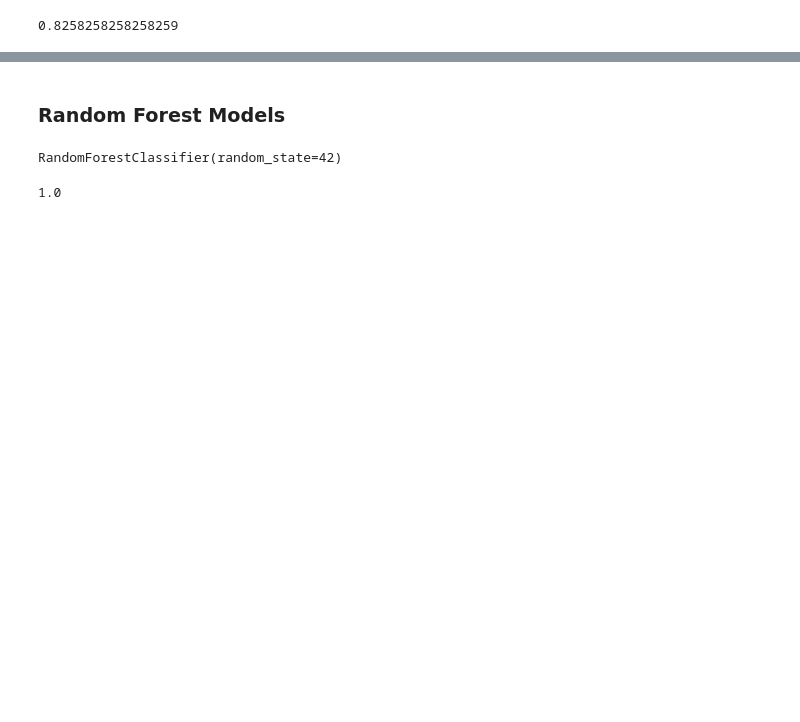
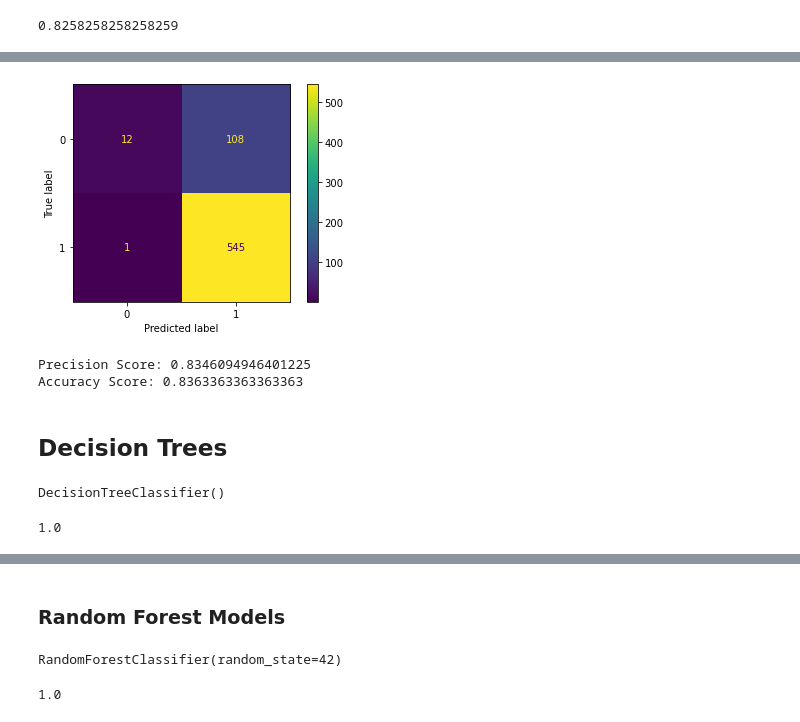
Before and after one commit to smashley-eakland/tweet-nlp-analysis, a Jupyter notebook: NLP.ipynb, the cells around one changed output, grey strips where cells are left out. Drawn from its saved outputs; the diff is of its cells as text; code cells hidden in the pictures; blank space fills up the shorter version.

```diff
--- a/NLP.ipynb
+++ b/NLP.ipynb
@@ -413,3 +490,12 @@ X_val_tf
 | 236 | 0.0 | 0.0 | 0.0 | 0.0 | 0.0 | 0.0 | 0.0 | 0.0 | 0.0 | 0.0 | ... |
 | 2938 | 0.0 | 0.0 | 0.0 | 0.0 | 0.0 | 0.0 | 0.0 | 0.0 | 0.0 | 0.0 | ... |
 666 rows × 4276 columns
+# %%
+#Secondary TF-IDF vectorizer with new params to limit vocab to syntactically valuable words
+tfidf2 = TfidfVectorizer(stop_words=sw, min_df= 0.002, lowercase=True, token_pattern=r'([a-z]{3,})', strip_accents='ascii')
+
+X_train_tfidf = tfidf2.fit_transform(X_t['tweet_text'])
+X_train_tfidf  = pd.DataFrame.sparse.from_spmatrix(X_train_tfidf)
+X_train_tfidf.columns = sorted(tfidf2.vocabulary_)
+X_train_tfidf.set_index(y_t.index, inplace=True)
+X_train_tfidf
@@ -415,0 +516,7 @@ X_val_tf
+# %%
+#transform validation data
+X_val_tfidf = tfidf2.transform(X_val['tweet_text'])
+X_val_tfidf  = pd.DataFrame.sparse.from_spmatrix(X_val_tfidf)
+X_val_tfidf.columns = sorted(tfidf2.vocabulary_)
+X_val_tfidf.set_index(y_val.index, inplace=True)
+X_val_tfidf
@@ -432,0 +655,27 @@ mnb2.score(X_val_tf, y_val)
+# %%
+plot_confusion_matrix(mnb_tf, X_val_tfidf, y_val);
+# %% [output]
+[figure, added]
+# %%
+y_hat_tf = mnb_tf.predict(X_val_tfidf)
+print('Precision Score:', precision_score(y_val, y_hat_tf))
+print('Accuracy Score:', accuracy_score(y_val, y_hat_tf))
+# %% [output]
+Precision Score: 0.8346094946401225
+Accuracy Score: 0.8363363363363363
+# %% [markdown]
+## Decision Trees
+# %%
+from sklearn.tree import DecisionTreeClassifier, plot_tree
+from sklearn.model_selection import train_test_split
+from sklearn.metrics import accuracy_score, plot_roc_curve, plot_confusion_matrix
+
+#Training
+dt1 = DecisionTreeClassifier()
+dt1.fit(X_t_tf, y_t)
+# %% [output]
+DecisionTreeClassifier()
+# %%
+dt1.score(X_t_tf, y_t)
+# %% [output]
+1.0
```
Also changed, not shown: parts of 120 cells of this notebook.
